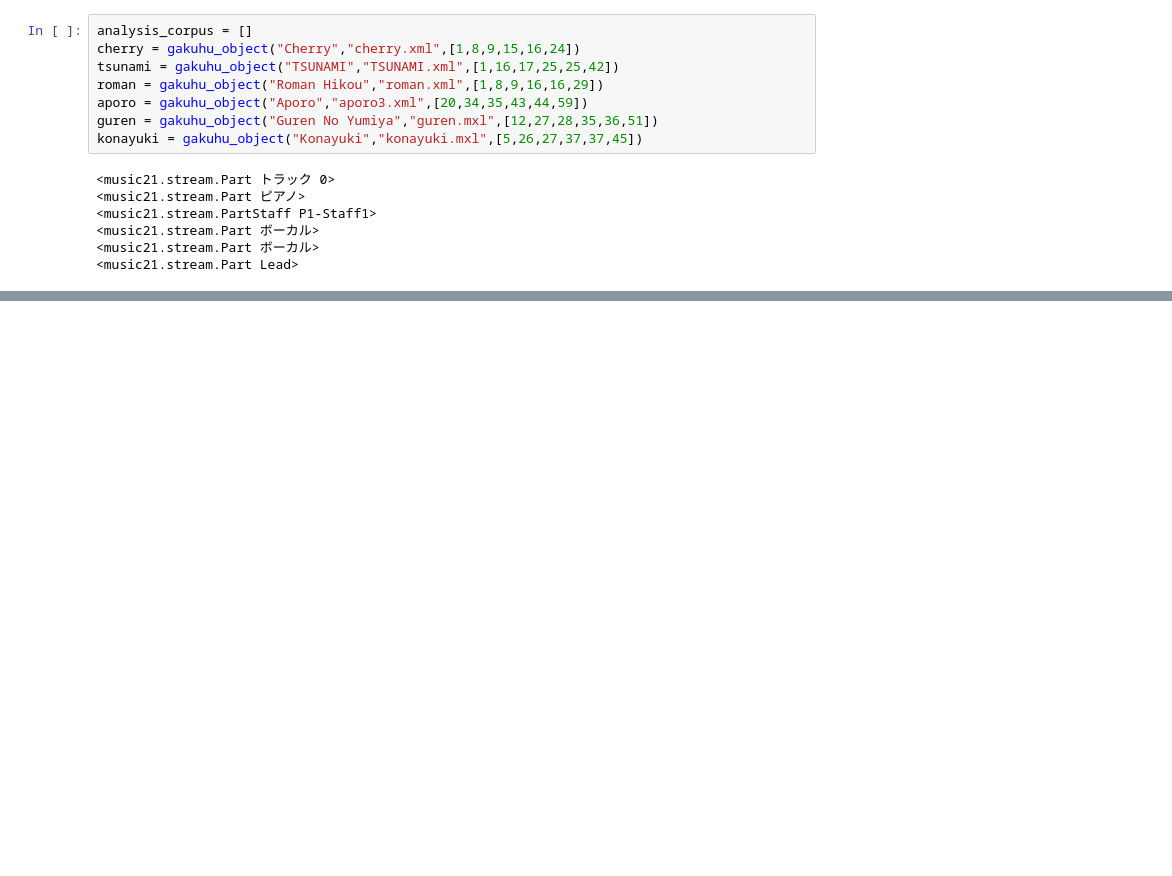
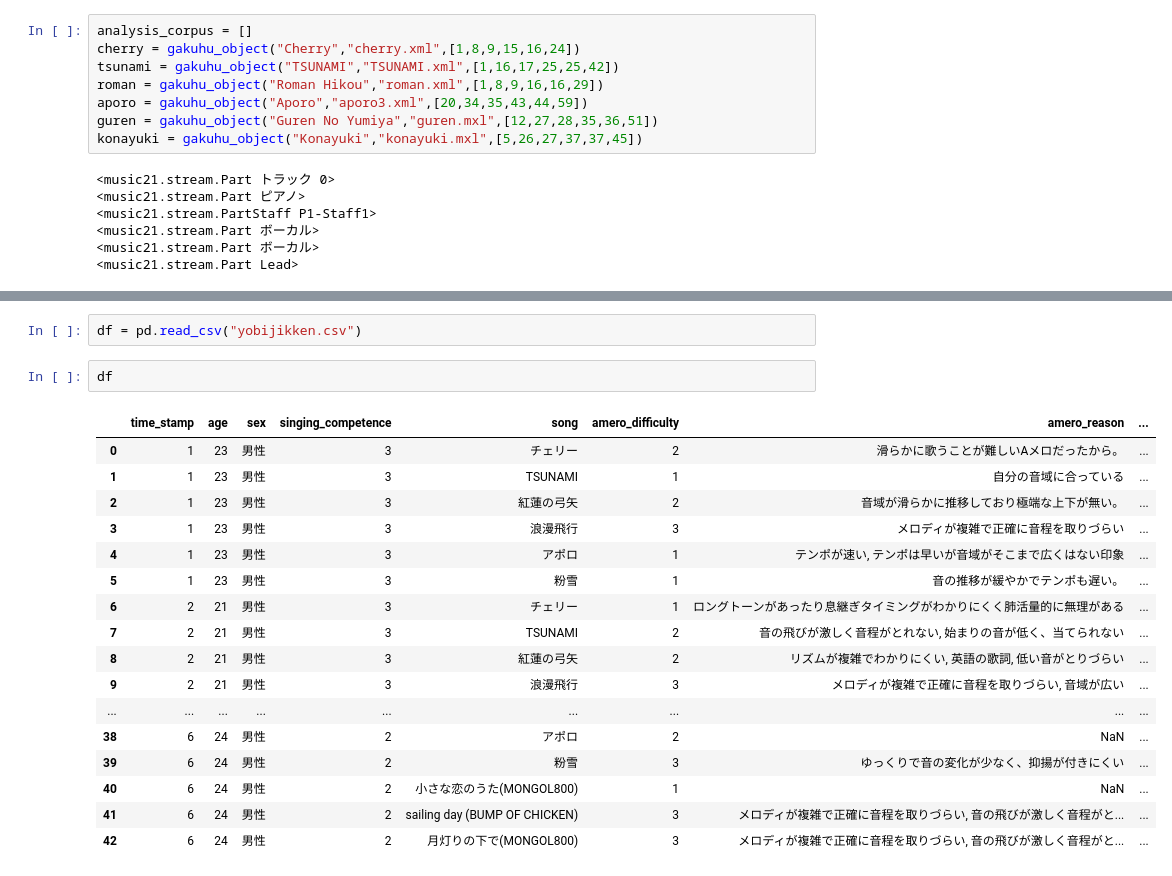
Before and after one commit to LifeEshiniki/sotsuken, a Jupyter notebook: section_analysis_1002.ipynb, the cells around one changed output, grey strips where cells are left out. Cells and saved outputs as stored; diff of their text form; blank space fills up the shorter version.

```diff
--- a/section_analysis_1002.ipynb
+++ b/section_analysis_1002.ipynb
@@ -354,0 +360,22 @@ for sheets in analysis_corpus:
+# %%
+df = pd.read_csv("yobijikken.csv")
+# %%
+df
+# %% [output]
+|  | time_stamp | age | sex | singing_competence | song | amero_difficulty | amero_reason | ... |
+| 0 | 1 | 23 | 男性 | 3 | チェリー | 2 | 滑らかに歌うことが難しいAメロだったから。 | ... |
+| 1 | 1 | 23 | 男性 | 3 | TSUNAMI | 1 | 自分の音域に合っている | ... |
+| 2 | 1 | 23 | 男性 | 3 | 紅蓮の弓矢 | 2 | 音域が滑らかに推移しており極端な上下が無い。 | ... |
+| 3 | 1 | 23 | 男性 | 3 | 浪漫飛行 | 3 | メロディが複雑で正確に音程を取りづらい | ... |
+| 4 | 1 | 23 | 男性 | 3 | アポロ | 1 | テンポが速い, テンポは早いが音域がそこまで広くはない印象 | ... |
+| 5 | 1 | 23 | 男性 | 3 | 粉雪 | 1 | 音の推移が緩やかでテンポも遅い。 | ... |
+| 6 | 2 | 21 | 男性 | 3 | チェリー | 1 | ロングトーンがあったり息継ぎタイミングがわかりにくく肺活量的に無理がある | ... |
+| 7 | 2 | 21 | 男性 | 3 | TSUNAMI | 2 | 音の飛びが激しく音程がとれない, 始まりの音が低く、当てられない | ... |
+| 8 | 2 | 21 | 男性 | 3 | 紅蓮の弓矢 | 2 | リズムが複雑でわかりにくい, 英語の歌詞, 低い音がとりづらい | ... |
+| 9 | 2 | 21 | 男性 | 3 | 浪漫飛行 | 3 | メロディが複雑で正確に音程を取りづらい, 音域が広い | ... |
+| ... | ... | ... | ... | ... | ... | ... | ... | ... |
+| 38 | 6 | 24 | 男性 | 2 | アポロ | 2 | NaN | ... |
+| 39 | 6 | 24 | 男性 | 2 | 粉雪 | 3 | ゆっくりで音の変化が少なく、抑揚が付きにくい | ... |
+| 40 | 6 | 24 | 男性 | 2 | 小さな恋のうた(MONGOL800) | 1 | NaN | ... |
+| 41 | 6 | 24 | 男性 | 2 | sailing day (BUMP OF CHICKEN) | 3 | メロディが複雑で正確に音程を取りづらい, 音の飛びが激しく音程がと... | ... |
+| 42 | 6 | 24 | 男性 | 2 | 月灯りの下で(MONGOL800) | 3 | メロディが複雑で正確に音程を取りづらい, 音の飛びが激しく音程がと... | ... |
```
Also changed, not shown: parts of 7 cells of this notebook, 2 other files.
